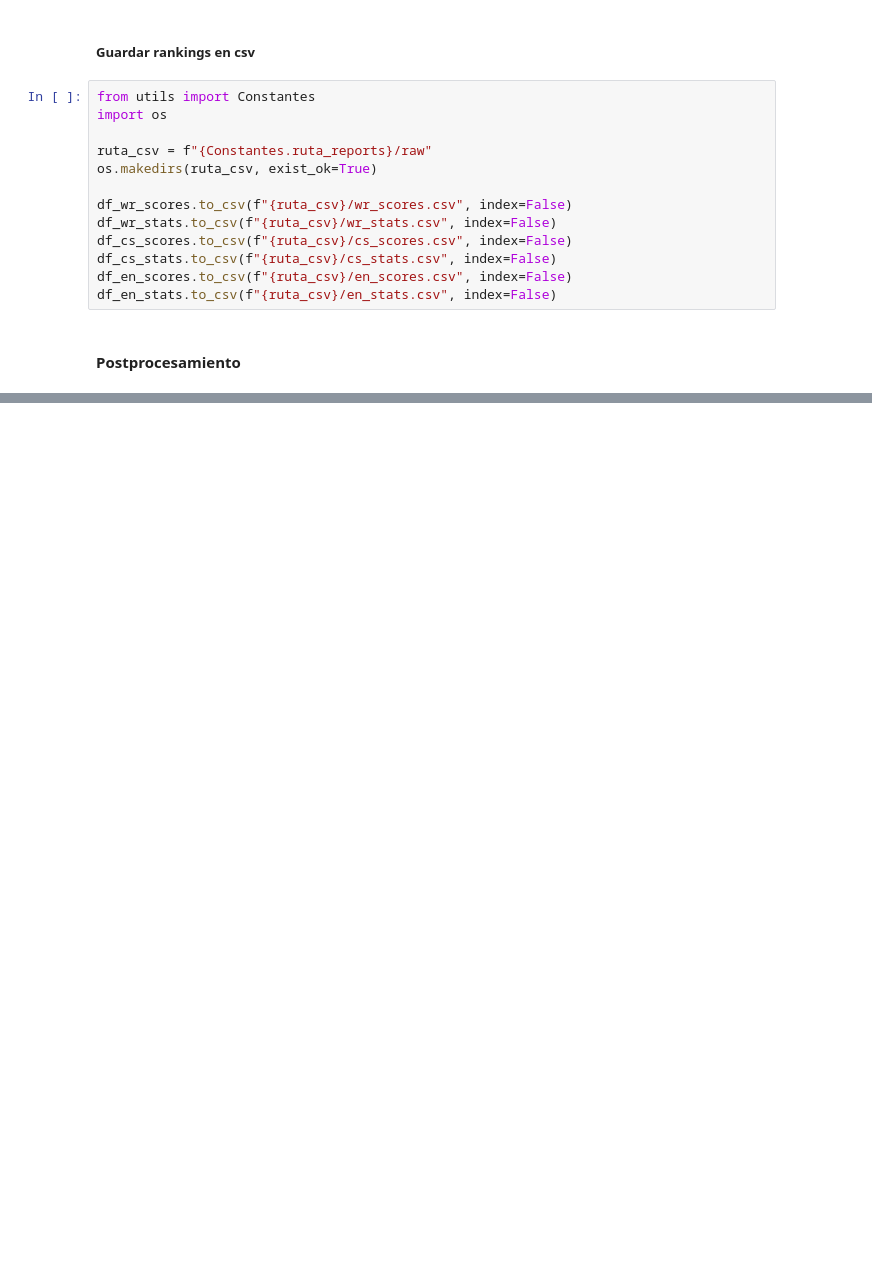
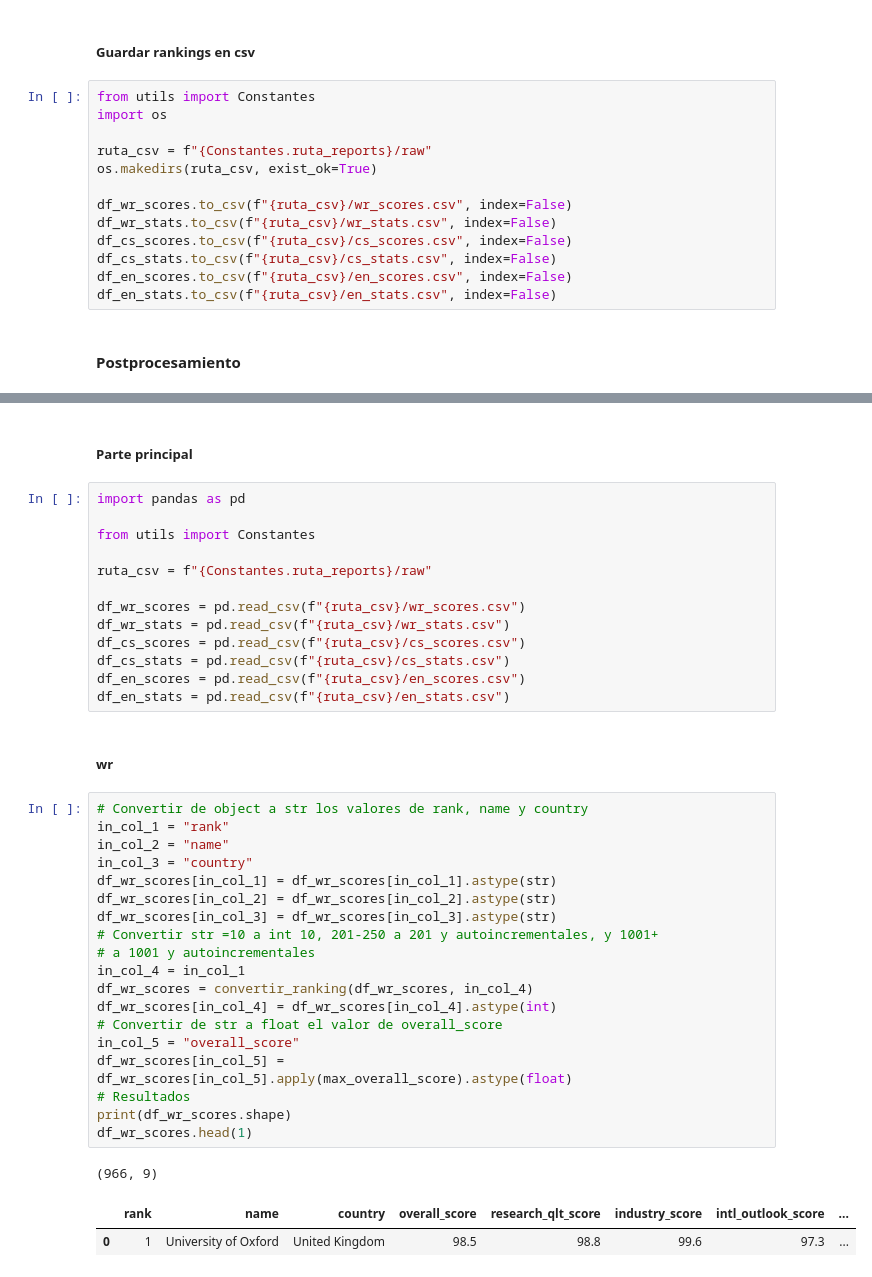
Before and after one commit to ECisneros20/web-scraping-the-rankings, a Jupyter notebook: notebooks/web_scraping2.ipynb, the cells around one changed output, grey strips where cells are left out. Saved outputs shown, nothing was run; the diff lists cells and outputs as text; blank space fills up the shorter version.

```diff
--- a/notebooks/web_scraping2.ipynb
+++ b/notebooks/web_scraping2.ipynb
@@ -501,0 +577,40 @@ df_en_stats.to_csv(f"{ruta_csv}/en_stats.csv", index=False)
+# %% [markdown]
+##### Parte principal
+# %%
+import pandas as pd
+
+from utils import Constantes
+
+ruta_csv = f"{Constantes.ruta_reports}/raw"
+
+df_wr_scores = pd.read_csv(f"{ruta_csv}/wr_scores.csv")
+df_wr_stats = pd.read_csv(f"{ruta_csv}/wr_stats.csv")
+df_cs_scores = pd.read_csv(f"{ruta_csv}/cs_scores.csv")
+df_cs_stats = pd.read_csv(f"{ruta_csv}/cs_stats.csv")
+df_en_scores = pd.read_csv(f"{ruta_csv}/en_scores.csv")
+df_en_stats = pd.read_csv(f"{ruta_csv}/en_stats.csv")
+# %% [markdown]
+##### wr
+# %%
+# Convertir de object a str los valores de rank, name y country
+in_col_1 = "rank"
+in_col_2 = "name"
+in_col_3 = "country"
+df_wr_scores[in_col_1] = df_wr_scores[in_col_1].astype(str)
+df_wr_scores[in_col_2] = df_wr_scores[in_col_2].astype(str)
+df_wr_scores[in_col_3] = df_wr_scores[in_col_3].astype(str)
+# Convertir str =10 a int 10, 201-250 a 201 y autoincrementales, y 1001+
+# a 1001 y autoincrementales
+in_col_4 = in_col_1
+df_wr_scores = convertir_ranking(df_wr_scores, in_col_4)
+df_wr_scores[in_col_4] = df_wr_scores[in_col_4].astype(int)
+# Convertir de str a float el valor de overall_score
+in_col_5 = "overall_score"
+df_wr_scores[in_col_5] = df_wr_scores[in_col_5].apply(max_overall_score).astype(float)
+# Resultados
+print(df_wr_scores.shape)
+df_wr_scores.head(1)
+# %% [output]
+(966, 9)
+|  | rank | name | country | overall_score | research_qlt_score | industry_score | intl_outlook_score | ... |
+| 0 | 1 | University of Oxford | United Kingdom | 98.5 | 98.8 | 99.6 | 97.3 | ... |
```
Also changed, not shown: parts of 17 cells of this notebook, 4 other files.
